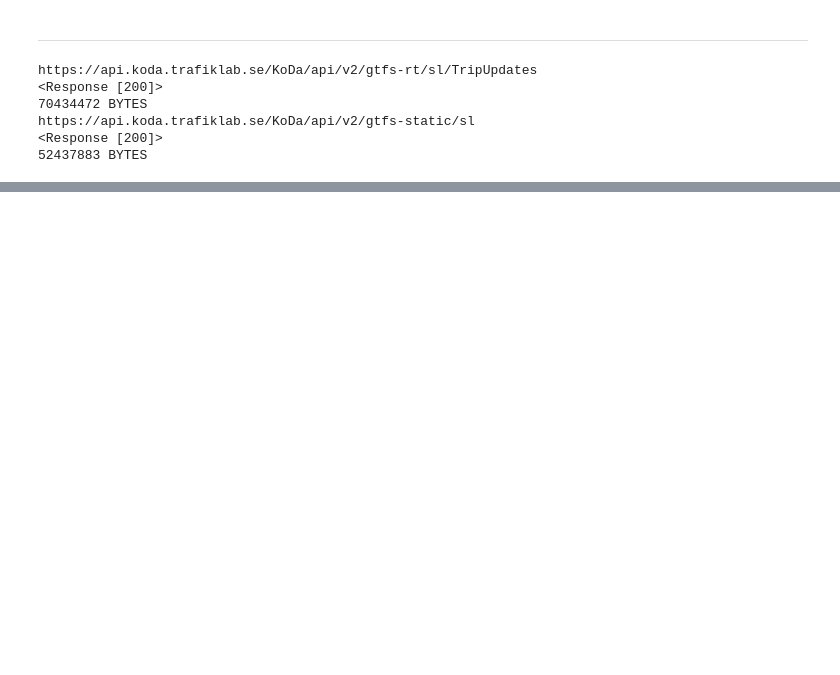
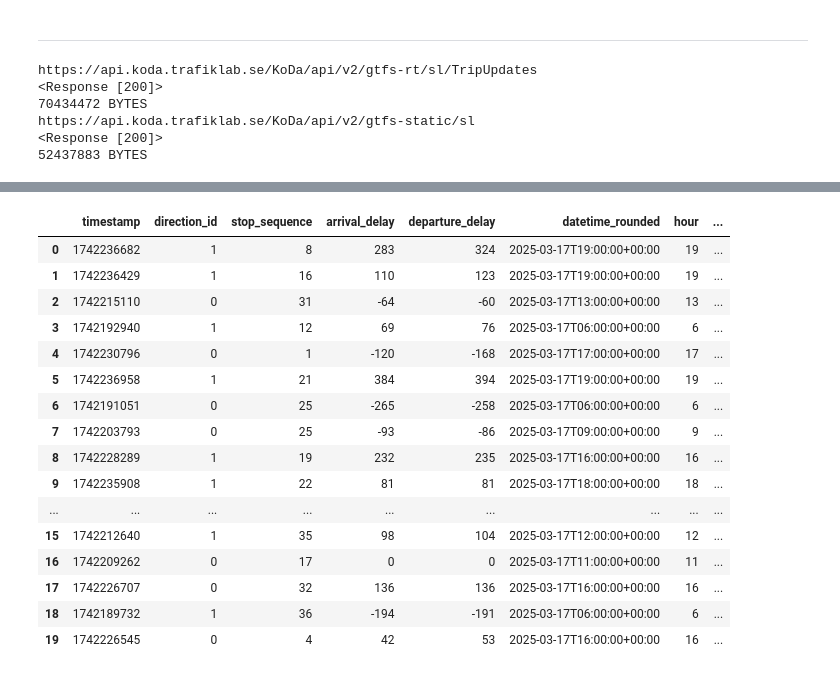
Before and after one commit to cnqs-jedha/delay-forecast, a Jupyter notebook: exploration/transport_call_history_clean.ipynb, the cells around one changed output, grey strips where cells are left out. Cells and saved outputs as stored; diff of their text form; code cells hidden in the pictures; blank space fills up the shorter version.

```diff
--- a/exploration/transport_call_history_clean.ipynb
+++ b/exploration/transport_call_history_clean.ipynb
@@ -274,6 +277,66 @@ filtered_history = [
 
 for e in filtered_history:
     final_data.extend(flatten_history_entity_koda(e, ref_trips_choosed_corr))
+
+for row in final_data:
+    row.pop("trip_id", None)
+
+
+    #### Ce qu'il y a en dessous c'est pour arrondir l'heure @Nadège
+    ts = row.get("timestamp")
+
+    ts_hour = ((ts + 1800) // 3600) * 3600
+    row["timestamp_hour"] = ts_hour
+
+    row["datetime_rounded"] = datetime.fromtimestamp(ts_hour, tz=timezone.utc).isoformat()
+    row["hour"] = (row["timestamp_hour"] // 3600) % 24
+    row.pop("timestamp_hour", None)
+    #### Ce qu'il y a au-dessus c'est pour arrondir l'heure @Nadège
+
+
+    # Mettre le numéro du bus pour entrainer le modèle avec plusieurs potentiel num de bus, à rendre dynamique si plusieurs
+    row['bus_nbr'] = bus_number
+# %%
+filtered_data = []
+MAX_PER_GROUP = 2
+
+counts = defaultdict(int)
+
+#Pour randomiser et ne pas prendre que les deux première data de la journée
+random.shuffle(final_data)
+
+for row in final_data:
+    # Filtrer pour deux bus par heure et pas plus
+    key = (
+        row.get("hour"),
+        row.get("direction_id"),
+        row.get("stop_sequence"),
+    )
+
+    if counts[key] < MAX_PER_GROUP:
+        filtered_data.append(row)
+        counts[key] += 1
+# %%
+df_filtred = pd.DataFrame(filtered_data)
+df_filtred.head(20)
+# %% [output]
+|  | timestamp | direction_id | stop_sequence | arrival_delay | departure_delay | datetime_rounded | hour | ... |
+| 0 | 1742236682 | 1 | 8 | 283 | 324 | 2025-03-17T19:00:00+00:00 | 19 | ... |
+| 1 | 1742236429 | 1 | 16 | 110 | 123 | 2025-03-17T19:00:00+00:00 | 19 | ... |
+| 2 | 1742215110 | 0 | 31 | -64 | -60 | 2025-03-17T13:00:00+00:00 | 13 | ... |
+| 3 | 1742192940 | 1 | 12 | 69 | 76 | 2025-03-17T06:00:00+00:00 | 6 | ... |
+| 4 | 1742230796 | 0 | 1 | -120 | -168 | 2025-03-17T17:00:00+00:00 | 17 | ... |
+| 5 | 1742236958 | 1 | 21 | 384 | 394 | 2025-03-17T19:00:00+00:00 | 19 | ... |
+| 6 | 1742191051 | 0 | 25 | -265 | -258 | 2025-03-17T06:00:00+00:00 | 6 | ... |
+| 7 | 1742203793 | 0 | 25 | -93 | -86 | 2025-03-17T09:00:00+00:00 | 9 | ... |
+| 8 | 1742228289 | 1 | 19 | 232 | 235 | 2025-03-17T16:00:00+00:00 | 16 | ... |
+| 9 | 1742235908 | 1 | 22 | 81 | 81 | 2025-03-17T18:00:00+00:00 | 18 | ... |
+| ... | ... | ... | ... | ... | ... | ... | ... | ... |
+| 15 | 1742212640 | 1 | 35 | 98 | 104 | 2025-03-17T12:00:00+00:00 | 12 | ... |
+| 16 | 1742209262 | 0 | 17 | 0 | 0 | 2025-03-17T11:00:00+00:00 | 11 | ... |
+| 17 | 1742226707 | 0 | 32 | 136 | 136 | 2025-03-17T16:00:00+00:00 | 16 | ... |
+| 18 | 1742189732 | 1 | 36 | -194 | -191 | 2025-03-17T06:00:00+00:00 | 6 | ... |
+| 19 | 1742226545 | 0 | 4 | 42 | 53 | 2025-03-17T16:00:00+00:00 | 16 | ... |
 # %%
 #Observer les données (pour moi voir si ça fonctionne)
 df = pd.DataFrame(final_data)
```
Also changed, not shown: parts of 9 cells of this notebook.
